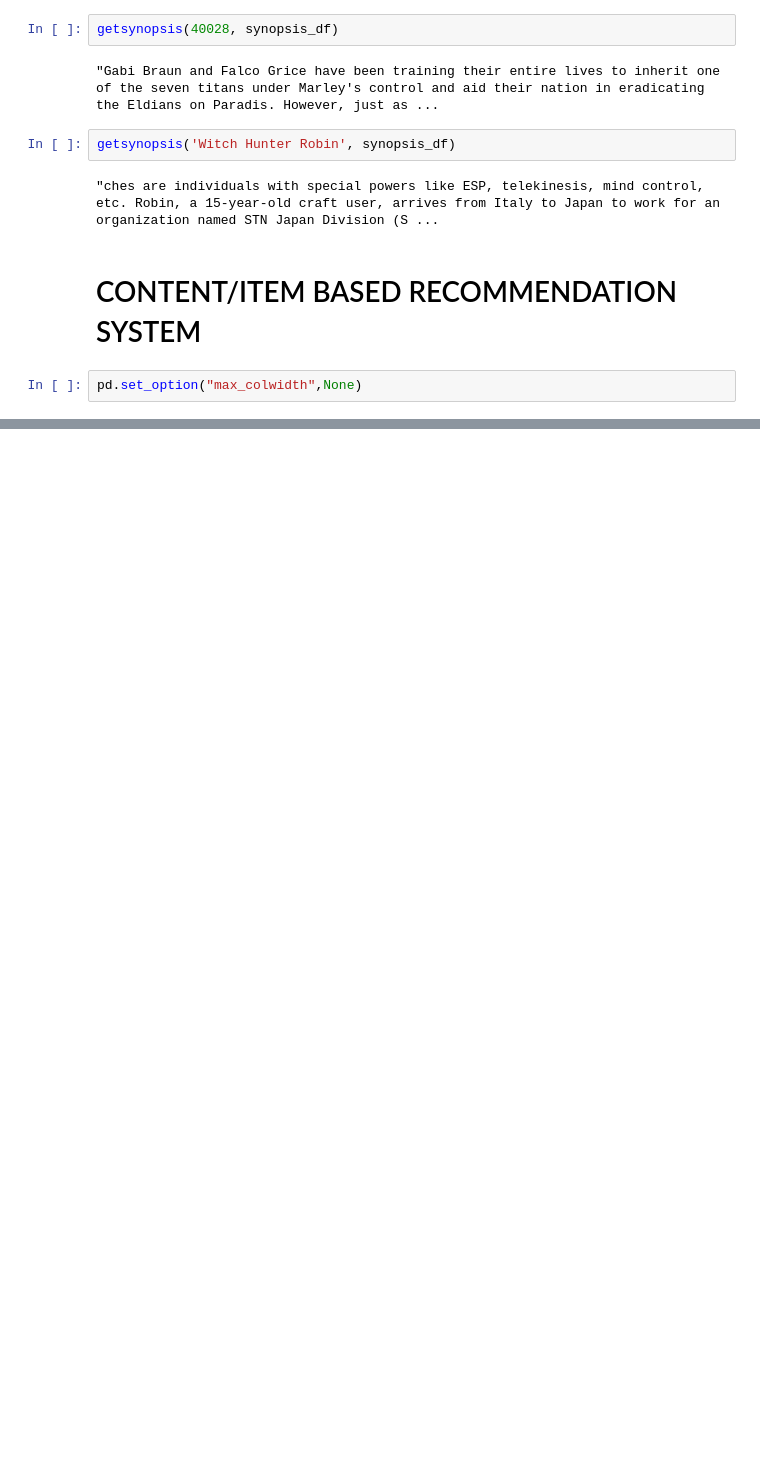
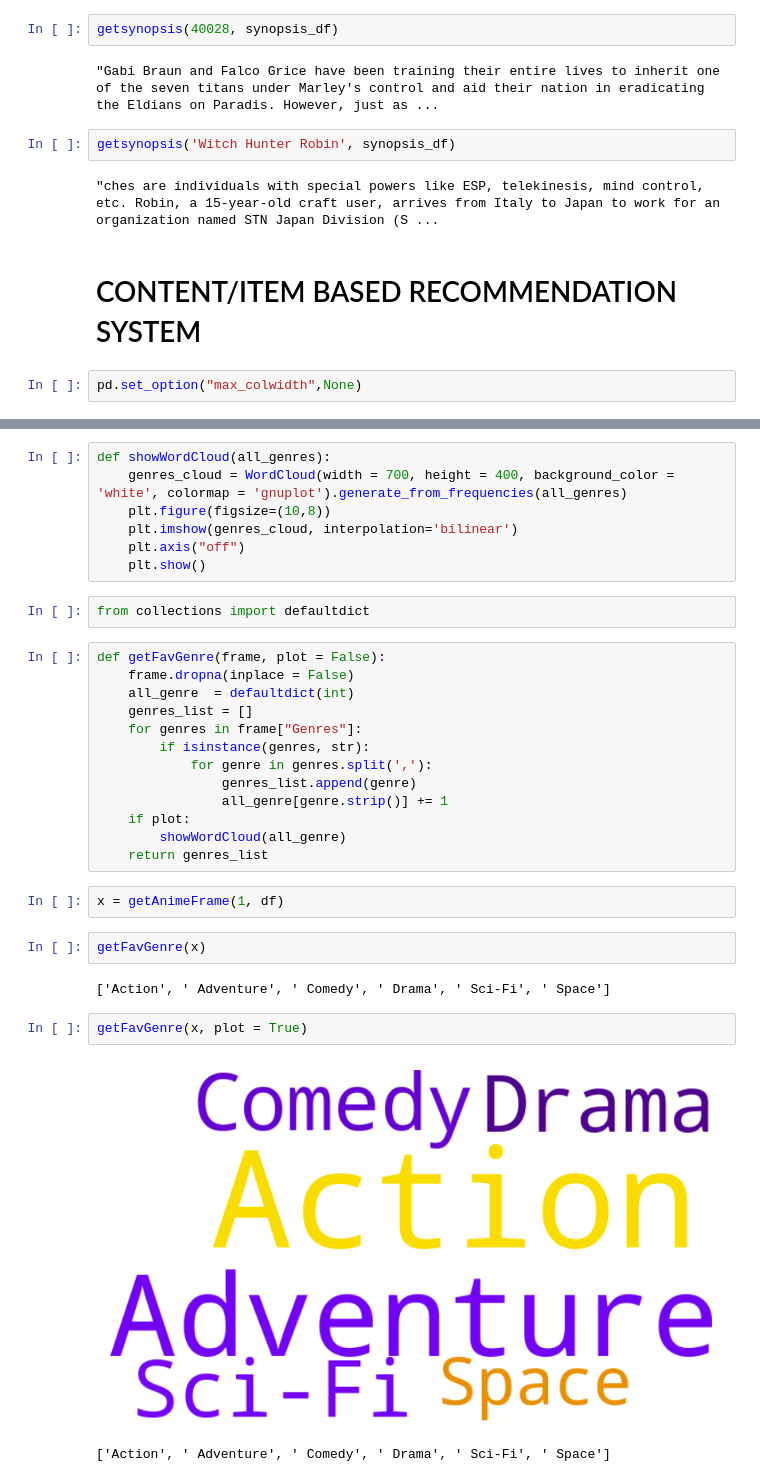
Before and after one commit to Sumit-Prasad01/Anime-Recommendation-System, a Jupyter notebook: notebooks/anime.ipynb, the cells around one changed output, grey strips where cells are left out. Drawn from its saved outputs; the diff is of its cells as text; blank space fills up the shorter version.

```diff
--- a/notebooks/anime.ipynb
+++ b/notebooks/anime.ipynb
@@ -543,0 +586,33 @@ Anime Closest to Witch Hunter Robin
+# %%
+def showWordCloud(all_genres):
+    genres_cloud = WordCloud(width = 700, height = 400, background_color = 'white', colormap = 'gnuplot').generate_from_frequencies(all_genres)
+    plt.figure(figsize=(10,8))
+    plt.imshow(genres_cloud, interpolation='bilinear')
+    plt.axis("off")
+    plt.show()
+# %%
+from collections import defaultdict
+# %%
+def getFavGenre(frame, plot = False):
+    frame.dropna(inplace = False)
+    all_genre  = defaultdict(int)
+    genres_list = []
+    for genres in frame["Genres"]:
+        if isinstance(genres, str):
+            for genre in genres.split(','):
+                genres_list.append(genre)
+                all_genre[genre.strip()] += 1
+    if plot:
+        showWordCloud(all_genre)
+    return genres_list
+# %%
+x = getAnimeFrame(1, df)
+# %%
+getFavGenre(x)
+# %% [output]
+['Action', ' Adventure', ' Comedy', ' Drama', ' Sci-Fi', ' Space']
+# %%
+getFavGenre(x, plot = True)
+# %% [output]
+[figure, added]
+['Action', ' Adventure', ' Comedy', ' Drama', ' Sci-Fi', ' Space']
```
Also changed, not shown: parts of 20 cells of this notebook, 1 other file.
